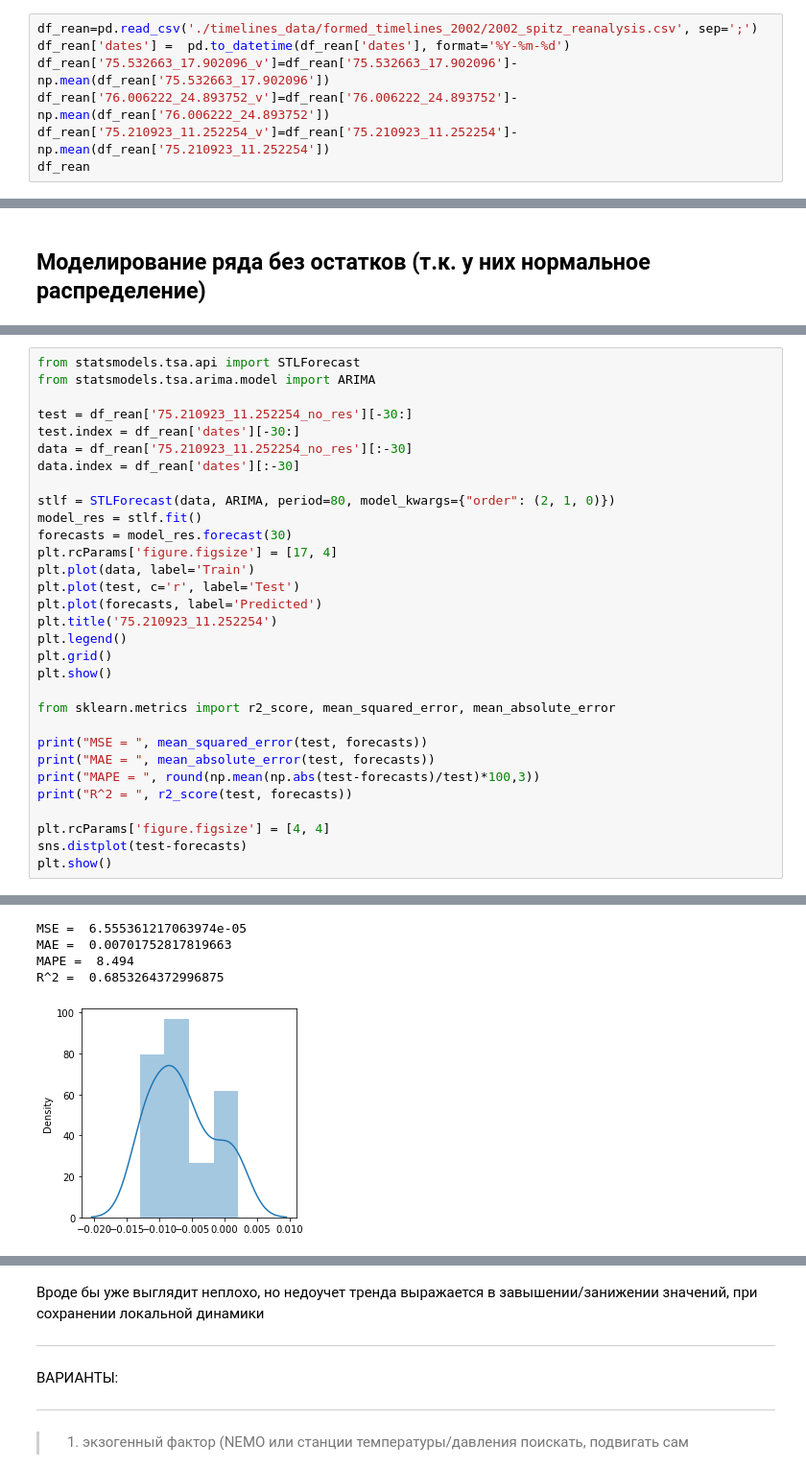
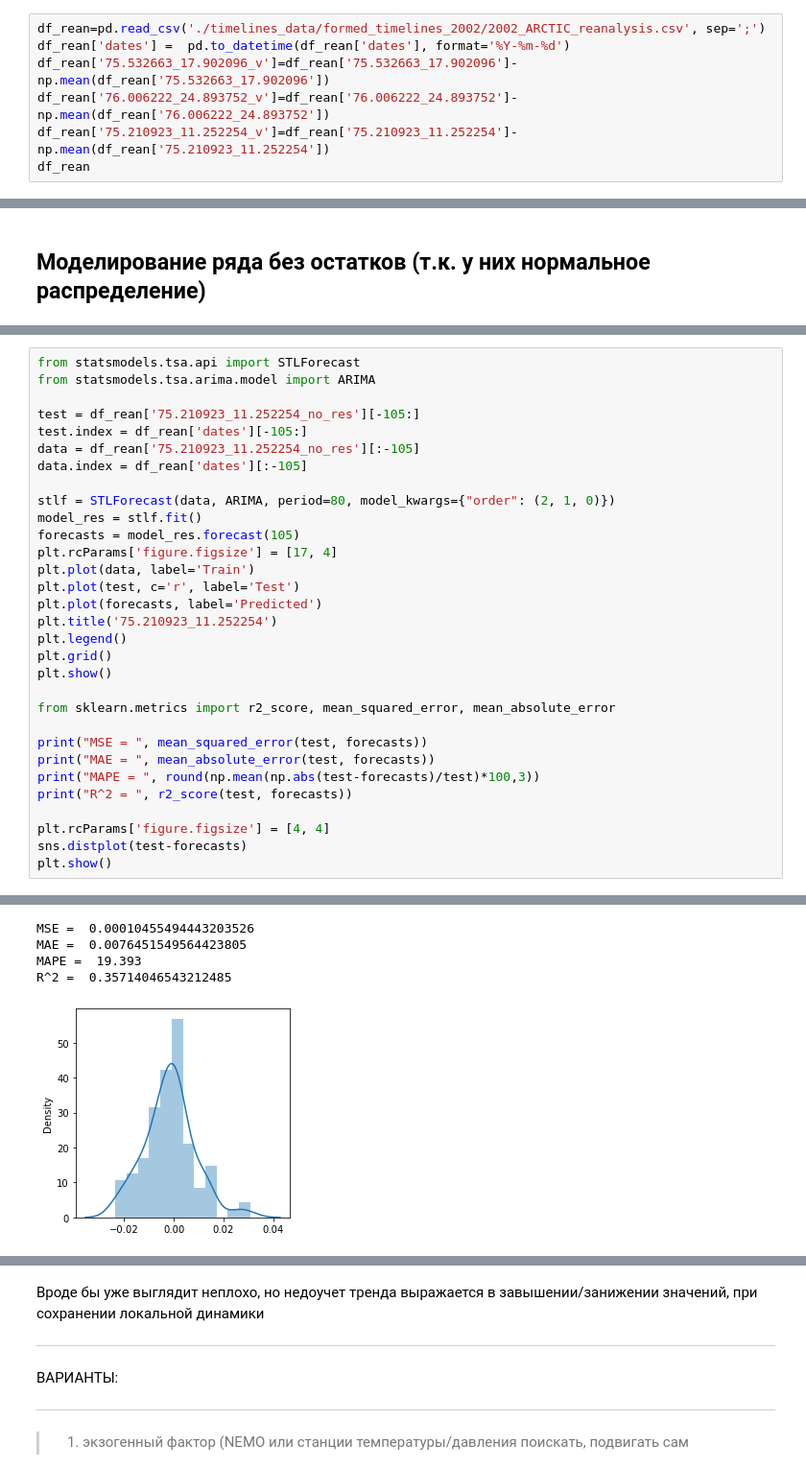
Before and after one commit to ChrisLisbon/ITMO_master_degree_classes, a Jupyter notebook: Research_work(NEMO)/1_predictive_model_on_reanalysis.ipynb, the cells around one changed output, grey strips where cells are left out. Shown at 96% size. Saved outputs shown, nothing was run; the diff lists cells and outputs as text.

Commit message:
Using ARCTIC reanalysis as ethalon data, (70/30 - train/test)

```diff
--- a/Research_work(NEMO)/1_predictive_model_on_reanalysis.ipynb
+++ b/Research_work(NEMO)/1_predictive_model_on_reanalysis.ipynb
@@ -11,7 +11,7 @@ from math import sqrt
 import warnings
 warnings.filterwarnings('ignore')
 # %%
-df_rean=pd.read_csv('./timelines_data/formed_timelines_2002/2002_spitz_reanalysis.csv', sep=';')
+df_rean=pd.read_csv('./timelines_data/formed_timelines_2002/2002_ARCTIC_reanalysis.csv', sep=';')
 df_rean['dates'] =  pd.to_datetime(df_rean['dates'], format='%Y-%m-%d')
 df_rean['75.532663_17.902096_v']=df_rean['75.532663_17.902096']-np.mean(df_rean['75.532663_17.902096'])
 df_rean['76.006222_24.893752_v']=df_rean['76.006222_24.893752']-np.mean(df_rean['76.006222_24.893752'])
@@ -203,14 +203,14 @@ plt.show()
 from statsmodels.tsa.api import STLForecast
 from statsmodels.tsa.arima.model import ARIMA
 
-test = df_rean['75.210923_11.252254_no_res'][-30:]
-test.index = df_rean['dates'][-30:]
-data = df_rean['75.210923_11.252254_no_res'][:-30]
-data.index = df_rean['dates'][:-30]
+test = df_rean['75.210923_11.252254_no_res'][-105:]
+test.index = df_rean['dates'][-105:]
+data = df_rean['75.210923_11.252254_no_res'][:-105]
+data.index = df_rean['dates'][:-105]
 
 stlf = STLForecast(data, ARIMA, period=80, model_kwargs={"order": (2, 1, 0)})
 model_res = stlf.fit()
-forecasts = model_res.forecast(30)
+forecasts = model_res.forecast(105)
 plt.rcParams['figure.figsize'] = [17, 4]
 plt.plot(data, label='Train')
 plt.plot(test, c='r', label='Test')
@@ -235,6 +235,6 @@ plt.show()
-MSE =  6.555361217063974e-05
-MAE =  0.00701752817819663
-MAPE =  8.494
-R^2 =  0.6853264372996875
+MSE =  0.00010455494443203526
+MAE =  0.0076451549564423805
+MAPE =  19.393
+R^2 =  0.35714046543212485
-[figure, old version]
+[figure, new version]
 # %%
```
Also changed, not shown: parts of 13 cells of this notebook, 5 other files.
